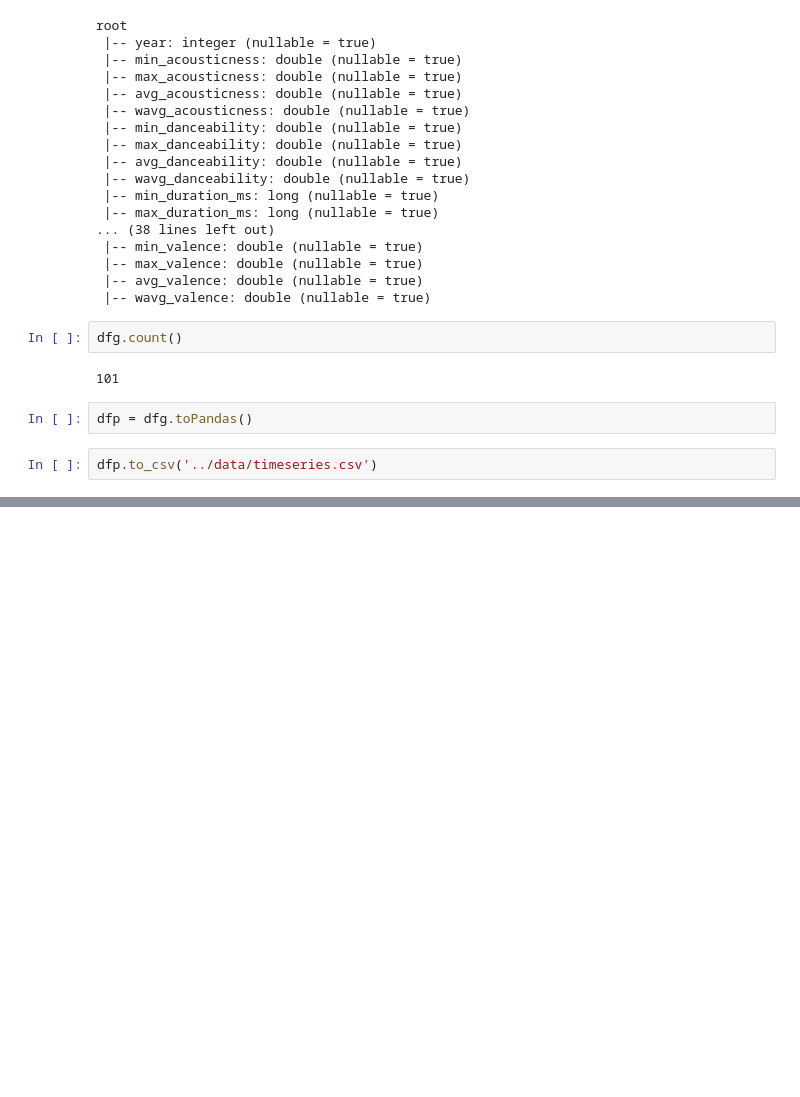
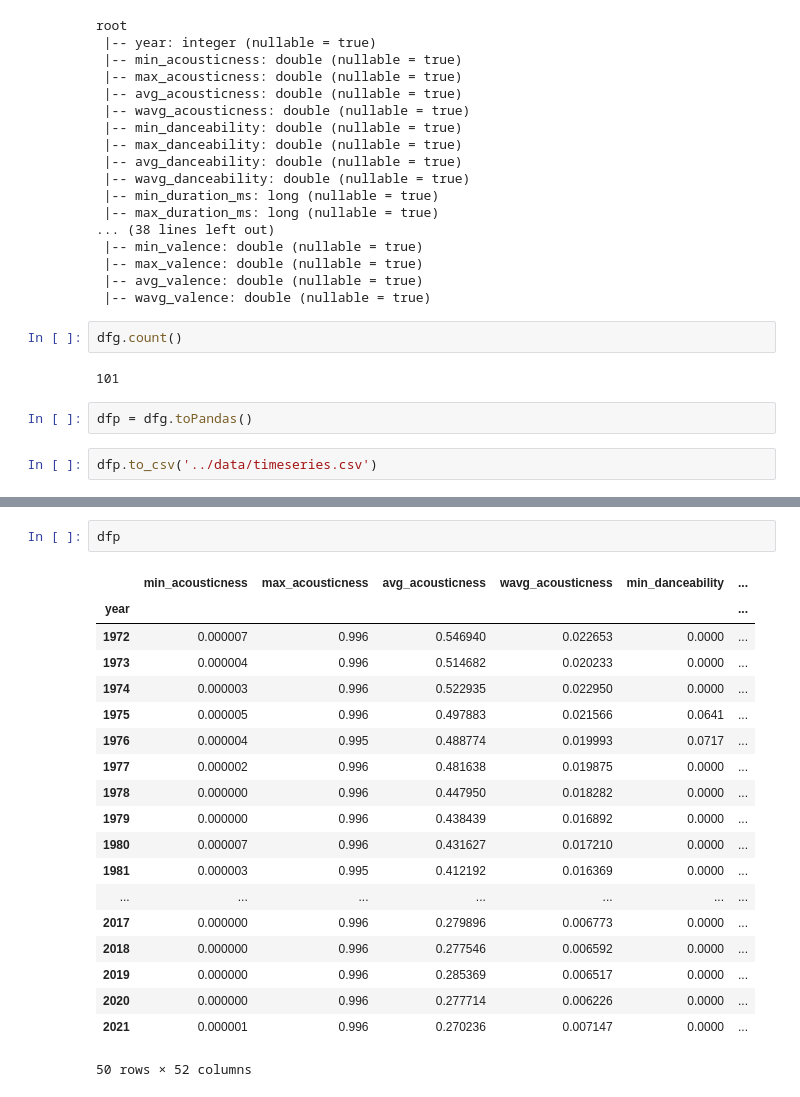
Before and after one commit to carloalbe/Pyspark-Spotify-Analysis, a Jupyter notebook: code/TrendAnalysis.ipynb, the cells around one changed output, grey strips where cells are left out. Cells and saved outputs as stored; diff of their text form; blank space fills up the shorter version.

```diff
--- a/code/TrendAnalysis.ipynb
+++ b/code/TrendAnalysis.ipynb
@@ -195,0 +227,22 @@ dfp.to_csv('../data/timeseries.csv')
+# %%
+dfp
+# %% [output]
+|  | min_acousticness | max_acousticness | avg_acousticness | wavg_acousticness | min_danceability | ... |
+| year |  |  |  |  |  | ... |
+| 1972 | 0.000007 | 0.996 | 0.546940 | 0.022653 | 0.0000 | ... |
+| 1973 | 0.000004 | 0.996 | 0.514682 | 0.020233 | 0.0000 | ... |
+| 1974 | 0.000003 | 0.996 | 0.522935 | 0.022950 | 0.0000 | ... |
+| 1975 | 0.000005 | 0.996 | 0.497883 | 0.021566 | 0.0641 | ... |
+| 1976 | 0.000004 | 0.995 | 0.488774 | 0.019993 | 0.0717 | ... |
+| 1977 | 0.000002 | 0.996 | 0.481638 | 0.019875 | 0.0000 | ... |
+| 1978 | 0.000000 | 0.996 | 0.447950 | 0.018282 | 0.0000 | ... |
+| 1979 | 0.000000 | 0.996 | 0.438439 | 0.016892 | 0.0000 | ... |
+| 1980 | 0.000007 | 0.996 | 0.431627 | 0.017210 | 0.0000 | ... |
+| 1981 | 0.000003 | 0.995 | 0.412192 | 0.016369 | 0.0000 | ... |
+| ... | ... | ... | ... | ... | ... | ... |
+| 2017 | 0.000000 | 0.996 | 0.279896 | 0.006773 | 0.0000 | ... |
+| 2018 | 0.000000 | 0.996 | 0.277546 | 0.006592 | 0.0000 | ... |
+| 2019 | 0.000000 | 0.996 | 0.285369 | 0.006517 | 0.0000 | ... |
+| 2020 | 0.000000 | 0.996 | 0.277714 | 0.006226 | 0.0000 | ... |
+| 2021 | 0.000001 | 0.996 | 0.270236 | 0.007147 | 0.0000 | ... |
+50 rows × 52 columns
```
Also changed, not shown: parts of 7 cells of this notebook.
